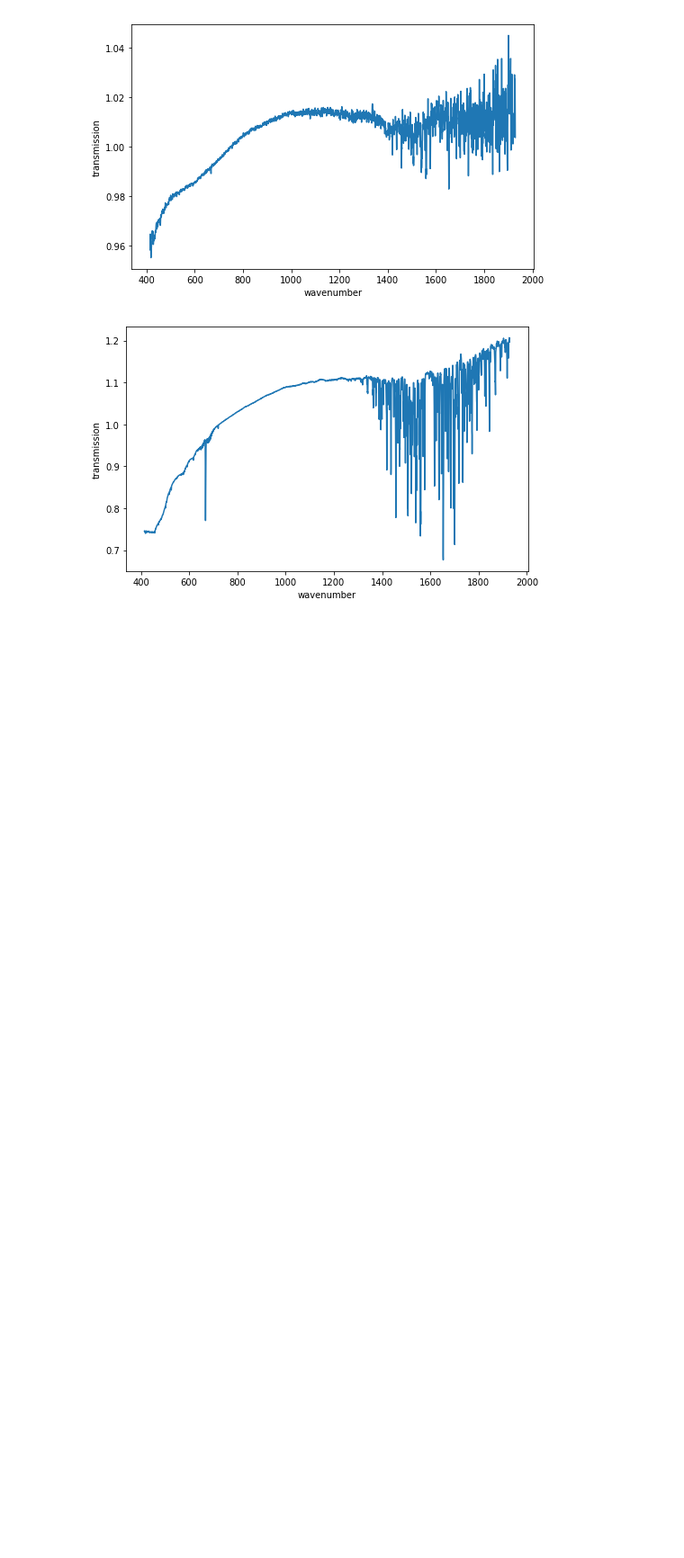
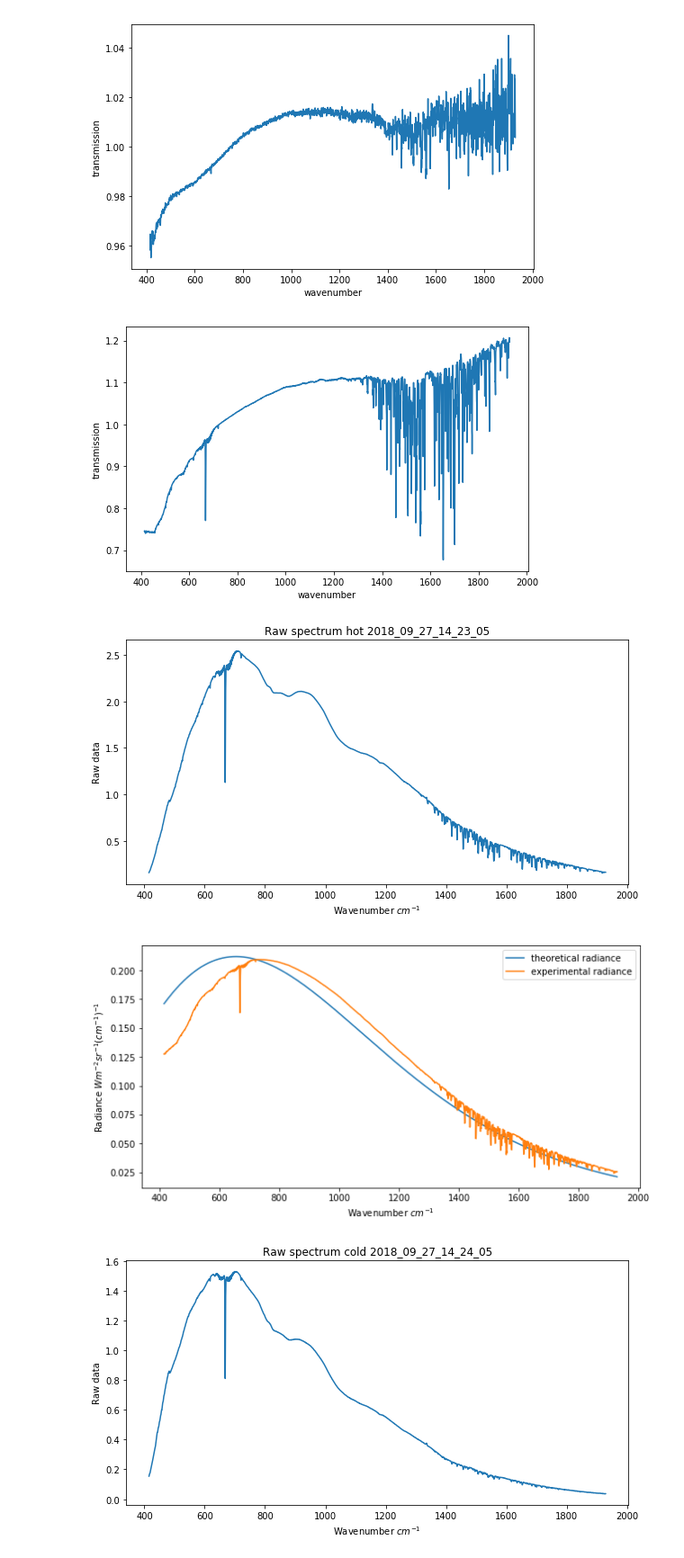
Before and after one commit to micolbedarida/MSci_Project, a Jupyter notebook: Read_prn_wavenumbers.ipynb, the cells around one changed output. Shown at 90% size. Drawn from its saved outputs; the diff is of its cells as text; code cells hidden in the pictures; blank space fills up the shorter version.

```diff
--- a/Read_prn_wavenumbers.ipynb
+++ b/Read_prn_wavenumbers.ipynb
@@ -25,3 +39,13 @@ wns_and_temps_last = read_prn('/Users/micol/Documents/Imperial/Year4/Master_Proj
+# %%
+wnsh1, rawsh1 = read_prn_raw('/Users/micol/Documents/Imperial/Year4/Master_Project/prn_files', '(2018_09_27_14_23_05)_Measurement1.prn')
+wnsh2, rawsh2 = read_prn_raw('/Users/micol/Documents/Imperial/Year4/Master_Project/prn_files', '(2018_09_27_14_23_05)_Measurement2.prn')
+wnsh3, rawsh3 = read_prn_raw('/Users/micol/Documents/Imperial/Year4/Master_Project/prn_files', '(2018_09_27_14_23_05)_Measurement3.prn')
+wnsh4, rawsh4 = read_prn_raw('/Users/micol/Documents/Imperial/Year4/Master_Project/prn_files', '(2018_09_27_14_23_05)_Measurement4.prn')
+
+wnsc1, rawsc1 = read_prn_raw('/Users/micol/Documents/Imperial/Year4/Master_Project/prn_files', '(2018_09_27_14_24_05)_Measurement1.prn')
+wnsc2, rawsc2 = read_prn_raw('/Users/micol/Documents/Imperial/Year4/Master_Project/prn_files', '(2018_09_27_14_24_05)_Measurement2.prn')
+wnsc3, rawsc3 = read_prn_raw('/Users/micol/Documents/Imperial/Year4/Master_Project/prn_files', '(2018_09_27_14_24_05)_Measurement3.prn')
+wnsc4, rawsc4 = read_prn_raw('/Users/micol/Documents/Imperial/Year4/Master_Project/prn_files', '(2018_09_27_14_24_05)_Measurement4.prn')
 # %%
 def plot_temp_vs_wn(spectrum, lower_wn, upper_wn): #spectrum takes values 1-4
     plt.plot(wns_and_temps_first[0][lower_wn:upper_wn],wns_and_temps_first[spectrum][lower_wn:upper_wn])
@@ -47,6 +71,10 @@ print('first file has avg temp {} C'.format(np.average(temps_first)-273.15))
 wns_last = np.array(wns_and_temps_last[0][860:4000]) #defining as above for results 2
 temps_last = np.array(wns_and_temps_last[1][860:4000])
 print('last file has avg temp {} C'.format(np.average(temps_last)-273.15))
+
+wns_cold = np.array(wns_and_temps_cold[0][860:4000]) #defining as above for results 2
+temps_cold = np.array(wns_and_temps_cold[1][860:4000])
+print('last file has avg temp {} C'.format(np.average(temps_cold)-273.15))
 # %% [output]
 first file has avg temp 21.763222643312133 C
 last file has avg temp 60.865138216560524 C
@@ -54,6 +83,7 @@ last file has avg temp 60.865138216560524 C
 planckvec = np.vectorize(planck)
 rad_first = planckvec(wns_first, temps_first) #radiances of first dataset
 rad_last = planckvec(wns_last, temps_last) #radiances of second dataset
+rad_cold = planckvec(wns_cold, temps_cold) #radiances of second dataset
 # %%
 def plot_radiances(temps_X, wns_X, rad_X, ylim_low, ylim_high):
     fig = plt.figure() #plot radiance as function of wavenumber
@@ -132,3 +162,20 @@ transmission_fn(np.average(temps_first), rad_first, wns_first)
 transmission_fn(np.average(temps_last), rad_last, wns_last)
 # %% [output]
 [figure]
+# %%
+def plot_raw(title, wn, raw):
+    plt.figure(figsize=(10,5))
+    plt.title(title)
+    plt.plot(wn, raw)
+    plt.xlabel(r'Wavenumber $cm^{-1}$')
+    plt.ylabel('Raw data')
+    plt.show()
+# %%
+plot_raw('Raw spectrum hot 2018_09_27_14_23_05', wnsh1[860:4000],rawsh1[860:4000])
+plot_planck_X(temps_last, wns_last, rad_last)
+plot_raw('Raw spectrum cold 2018_09_27_14_24_05', wnsc1[860:4000],rawsc1[860:4000])
+plot_planck_X(temps_cold, wns_cold, rad_cold)
+# %% [output]
+[figure, added]
+[figure, added]
+[figure, added]
```
Also changed, not shown: parts of 9 cells of this notebook.
